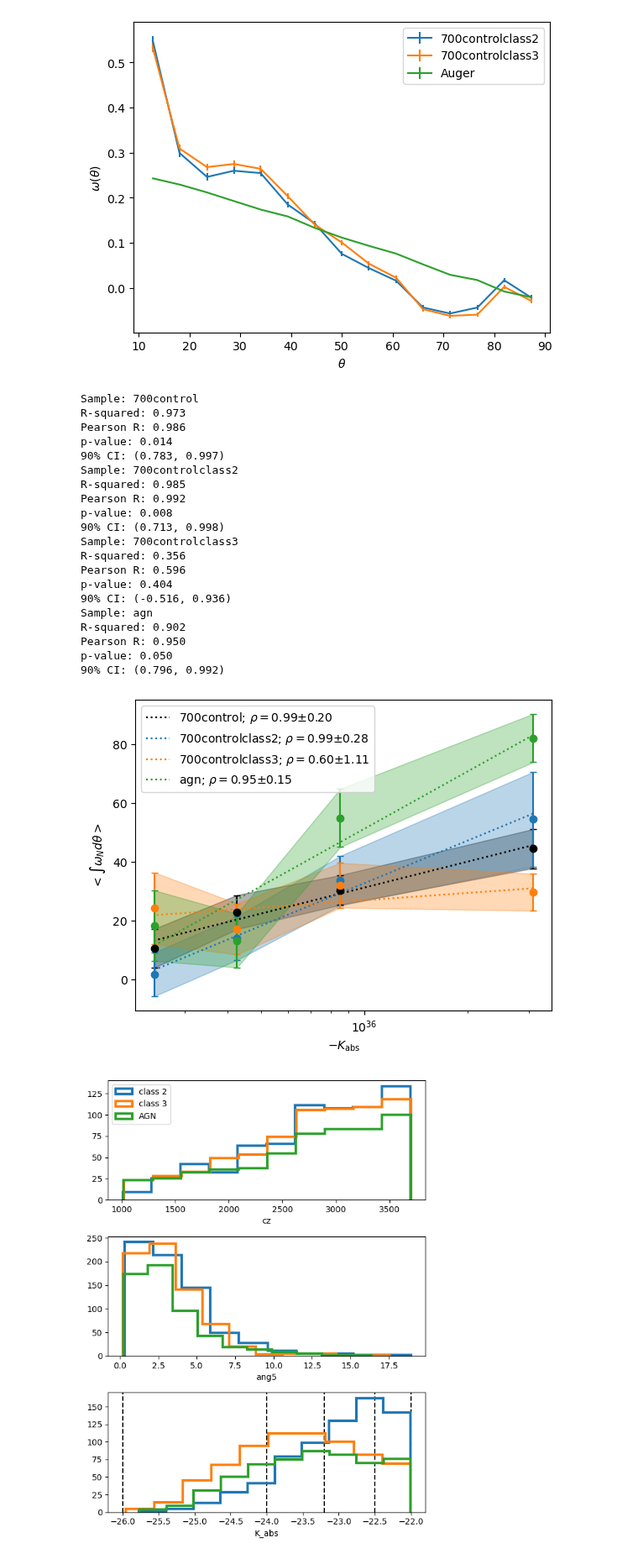
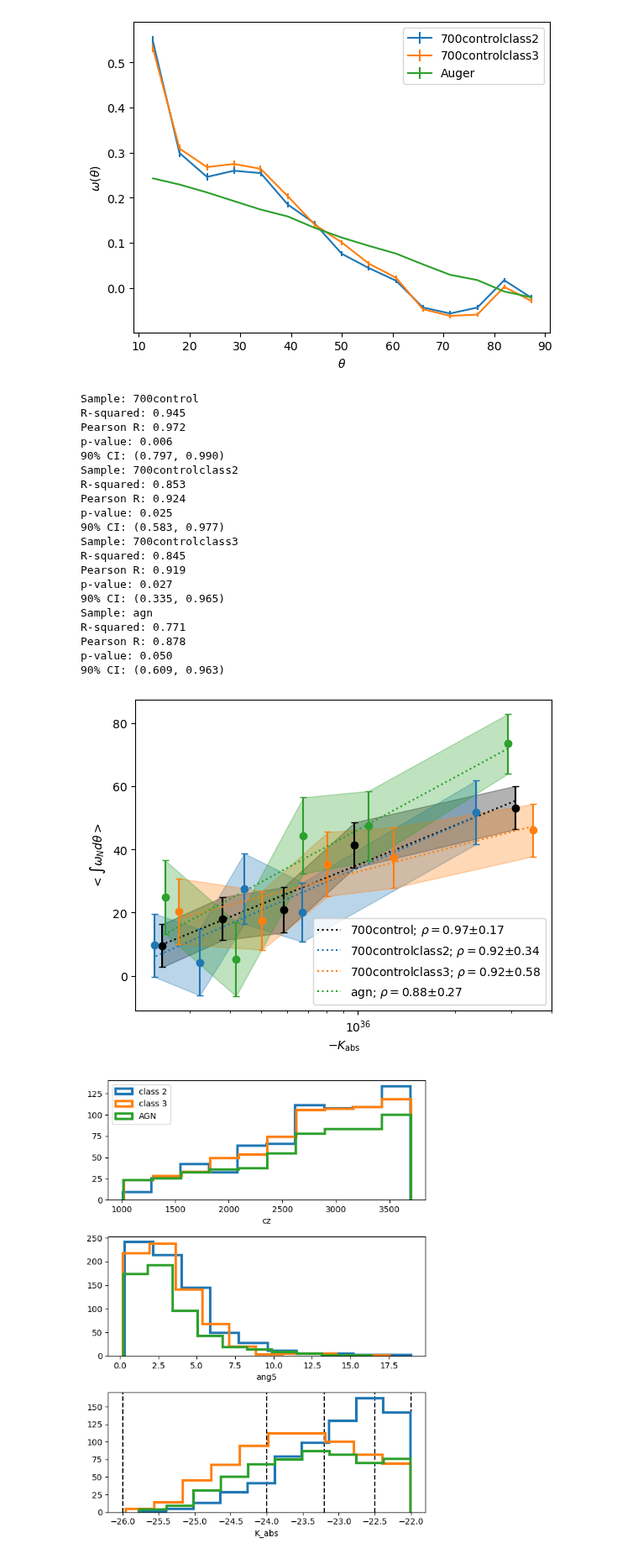
Before and after one commit to FedeDavilaKurban/Auger, a Jupyter notebook: plots.ipynb, the cells around one changed output. Shown at 84% size. Cells and saved outputs as stored; diff of their text form; code cells hidden in the pictures.

```diff
--- a/plots.ipynb
+++ b/plots.ipynb
@@ -236,7 +236,7 @@ import matplotlib.pyplot as plt
 import numpy as np
 from astropy.io import ascii
 
-nquant = int(4)
+nquant = int(5)
 nbootstrap = int(500)
 maxsep = int(25)
 
@@ -272,49 +272,49 @@ for sample, color in zip(samples,colors):
     #label = f'{sample}; '+r'$R^2=$'+f'{res_lr.rvalue**2:.2f}'
     #label = f'{sample}; '+r'$\rho=$'+f'{res_prs.statistic:.2f}; '+r'$p=$'+f'{res_prs.pvalue:.2f}'
     label = f'{sample}; '+r'$\rho=$'+f'{res_prs.statistic:.2f}'+r'$\pm$'+f'{pearson_ci:.2f}'
 
     #ax.plot(-meanMag, res_lr.intercept - res_lr.slope*meanMag, ls=':',c=color,\
     #        label=label)
     ax.plot(10**(-.4*meanMag+26.49), res_lr.intercept - res_lr.slope*meanMag, ls=':',c=color,\
             label=label)
 
     #for i in range(len(int_mean)):
     ax.errorbar(10**(-.4*meanMag+26.49),int_mean,yerr=int_std,c=color,fmt='o',capsize=3)
     #ax.scatter(-meanMag,int_mean,c=color,marker='o')
     ax.fill_between(10**(-.4*meanMag+26.49),y1=int_mean-int_std,y2=int_mean+int_std,color=color,alpha=.3)
 
 ax.set_xscale('log')
 
 ax.set_ylabel(r'$<\int\omega_Nd\theta>$')
 ax.set_xlabel(r'$-K_{\mathrm{abs}}$')
 
 ax.legend(loc=0)
 
 #plt.savefig(f'../plots/int_K_nq{nquant}_nbs{nbootstrap}_700control_comparison.png')
 
 plt.show()
 # %% [output]
 Sample: 700control
-R-squared: 0.973
-Pearson R: 0.986
-p-value: 0.014
-90% CI: (0.783, 0.997)
+R-squared: 0.945
+Pearson R: 0.972
+p-value: 0.006
+90% CI: (0.797, 0.990)
 Sample: 700controlclass2
-R-squared: 0.985
-Pearson R: 0.992
-p-value: 0.008
-90% CI: (0.713, 0.998)
+R-squared: 0.853
+Pearson R: 0.924
+p-value: 0.025
+90% CI: (0.583, 0.977)
 Sample: 700controlclass3
-R-squared: 0.356
-Pearson R: 0.596
-p-value: 0.404
-90% CI: (-0.516, 0.936)
+R-squared: 0.845
+Pearson R: 0.919
+p-value: 0.027
+90% CI: (0.335, 0.965)
 Sample: agn
-R-squared: 0.902
-Pearson R: 0.950
+R-squared: 0.771
+Pearson R: 0.878
 p-value: 0.050
-90% CI: (0.796, 0.992)
+90% CI: (0.609, 0.963)
-[figure, old version]
+[figure, new version]
 # %%
 import matplotlib.pyplot as plt
 import numpy as np
```
Also changed, not shown: parts of 1 cell of this notebook, 4 other files.
